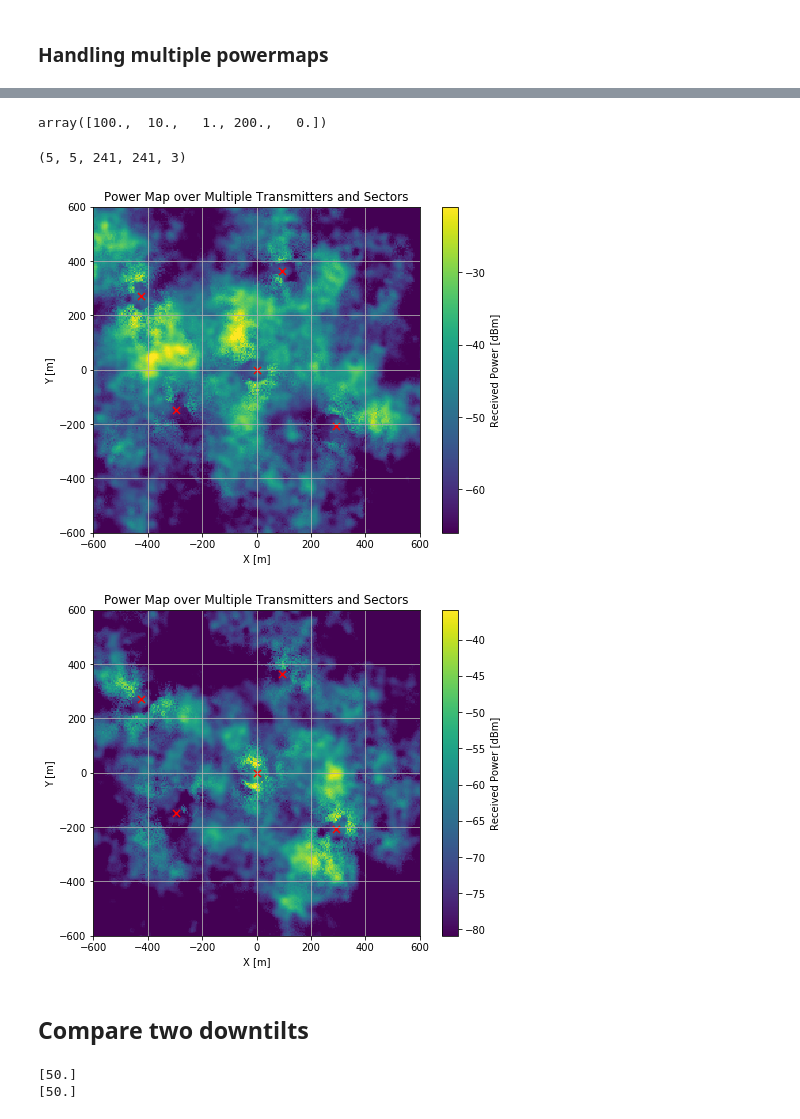
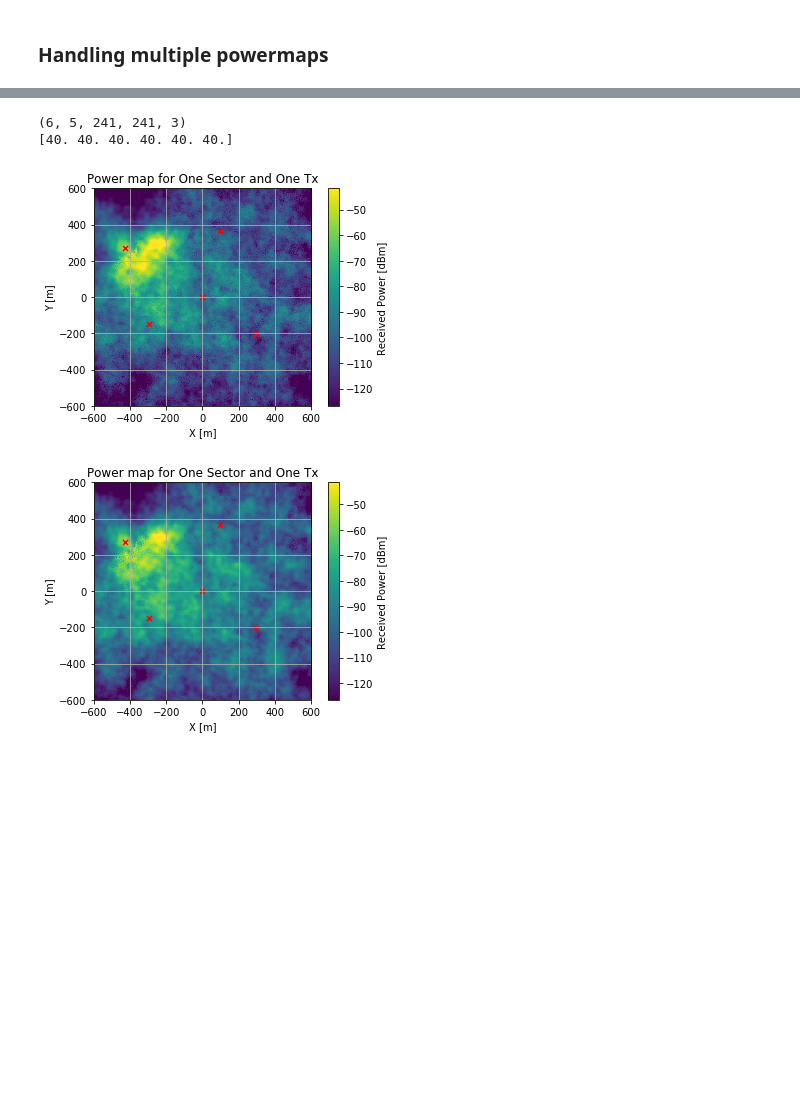
Before and after one commit to Ryandry1st/QuaDRiGA-Simulation-Extensions, a Jupyter notebook: Access_Powermatrix.ipynb, the cells around one changed output, grey strips where cells are left out. Saved outputs shown, nothing was run; the diff lists cells and outputs as text; code cells hidden in the pictures; blank space fills up the shorter version.

Commit message:
Update to new dataset format
This now includes consistency between downtilts, so that the "map" stays the same when re-simulating the power map using the power_map_const function

```diff
--- a/Access_Powermatrix.ipynb
+++ b/Access_Powermatrix.ipynb
@@ -34,44 +37,42 @@ def sum_dBm(x, axes):
     return x
 
 
-def plot_power(power, x_coordinates, y_coordinates, tx_locs, dynamic_range=45, diff=False):
+def plot_power(power, x_coordinates, y_coordinates, tx_locs, plot_range=None):
     """
     Plots the powermap for a given tx_powers ndarray and its coordinates
     """
     power = np.squeeze(power)
     if len(power.shape) == 2:
-        plt.title("Power Map for One Sector of One Tx")
+        plt.title("Power map for One Sector and One Tx")
     # case where you only want to plot one transmitter or one sector
     elif len(power.shape) == 3:
         m = np.argmin(power.shape)
         power = sum_dBm(power, m)
         if m == 0:
-            plt.title("Power Map for One Sector")
+            plt.title("Power map for One Sector")
         else:
-            plt.title("Power Map for One Tx")
+            plt.title("Power map for One Tx")
     # plot over transmitters and sectors
     elif len(power.shape) == 4:
         power = sum_dBm(power, (0, -1))
-        plt.title("Power Map over Multiple Transmitters and Sectors")
+        plt.title("Power map over all transmitters and sectors")
 
     plt.imshow(power, extent=[np.min(x_coordinates), np.max(x_coordinates), np.min(y_coordinates), np.max(y_coordinates)], origin='lower')
-    # plt.pcolor(x_coordinates, y_coordinates, power, vmin=np.max(power) - dynamic_range-5, vmax=np.max(power)-5)
+
+    if plot_range is not None:
+        plt.clim(plot_range[0], plot_range[1])
+    else:
+        plt.clim(np.max(power) - 95, np.max(power) - 10)
     c = plt.colorbar()
-    plt.clim(np.max(power) - dynamic_range-5, np.max(power) - 5)
-#   print(np.max(power) - dynamic_range-5, np.max(power) - 5)
     plt.grid()
     c.set_label("Received Power [dBm]")
     plt.xlabel("X [m]")
     plt.ylabel("Y [m]")
-    plt.scatter(tx_locs[:, 0], tx_locs[:, 1], c='red', s=50, marker='x')
-    if diff:
-        plt.title("Difference in received power")
-        c.set_label("Received Power difference [dB]")
-
+    plt.scatter(tx_locs[:, 0], tx_locs[:, 1], c='red', s=25, marker='x')
     plt.show()
 
 
-def get_powermap(path):
+def get_powermatrix(path):
     """
     Returns the important data from the file at the location given. This is only for the powermatrix information.
     Specifically it returns the x and y coordinates, the transmitter power, the tx locations, and the power at each location
@@ -86,8 +87,7 @@ def get_powermap(path):
     y_coor = np.array(data['y'], dtype=np.float32)
     P_Tx = np.array(data['ptx'], dtype=np.int64) # transmit power in watts
     try:
-#         print(data.keys())
-        N_tx = int(re.search(r'\d+', list(data.keys())[-2]).group())
+        N_tx = int(re.search(r'\d+', list(data.keys())[-1]).group())
     except ValueError:
         print("Unable to determine the number of transmitters, assuming only 1")
         N_tx = 1
@@ -122,18 +122,19 @@ def get_multi_powermap(path):
         print("No powermaps found, interrupting")
         return 0
     else:
-        x_co, y_co, Ptx, rx_pow, tx_loc = get_powermap(all_matrices[0])
+        x_co, y_co, Ptx, rx_pow, tx_loc = get_powermatrix(all_matrices[0])
 
     # for each one, gather the information and store into higher dimensional arrays
     # assumes tx_loc, x_co, y_co all stay the same
-
+    print(all_matrices)
     all_P_Tx = np.zeros(([len(all_matrices)] + list(Ptx.shape)))
     all_rx_powers = np.zeros(([len(all_matrices)]+list(rx_pow.shape)))
     all_P_Tx[0] = Ptx
     all_rx_powers[0] = rx_pow
     # gather the rest of the data
-    for i in range(len(all_matrices)-1):
-        x_co, y_co, Ptx, rx_pow, tx_loc = get_powermap(all_matrices[i])
+    for i in range(len(all_matrices)):
+        print(i)
+        x_co, y_co, Ptx, rx_pow, tx_loc = get_powermatrix(all_matrices[i])
         all_P_Tx[i] = Ptx
         all_rx_powers[i] = rx_pow
 
@@ -192,7 +193,4 @@ def get_tx_sector_orientations(filepath):
     return sector_info
 # %% [markdown]
 ### Read a single power matrix and plot the results
-# %%
-import matplotlib as mpl
-mpl.rcParams['figure.figsize'] = (8, 6)
 # %%
@@ -224,29 +230,15 @@ x_cord, y_cord, P_tx, rx_pows, tx_locations = get_multi_powermap(multi_folder_di
-# %%
-P_tx
-# %% [output]
-array([100.,  10.,   1., 200.,   0.])
 # %%
-rx_pows.shape # this is [no_powermaps, no_tx, x, y, no_sectors]
+print(rx_pows.shape) # this is [no_powermaps, no_tx, x, y, no_sectors]
+print(P_tx)
 # %% [output]
-(5, 5, 241, 241, 3)
+(6, 5, 241, 241, 3)
+[40. 40. 40. 40. 40. 40.]
 # %%
-plot_power(rx_pows[0, :, :, :, :], x_cord, y_cord, tx_locations)
+plot_power(rx_pows[0, 0, :, :, 0], x_cord, y_cord, tx_locations)
 # %% [output]
-[figure, old version]
+[figure, new version]
 # %%
-plot_power(rx_pows[1, :, :, :, :], x_cord, y_cord, tx_locations)
+plot_power(rx_pows[1, 0, :, :, 0], x_cord, y_cord, tx_locations)
 # %% [output]
-[figure, old version]
+[figure, new version]
-# %% [markdown]
-## Compare two downtilts
-# %%
-F1 = r'D:/UT/Facebook/quadriga/tracks/DT3'
-x_cord, y_cord, P_tx, rx_pows, tx_locations = get_multi_powermap(F1)
-print(P_tx)
-F2 = r'D:/UT/Facebook/quadriga/tracks/DT8'
-x_cord, y_cord, P_tx, rx_pows2, tx_locations = get_multi_powermap(F2)
-print(P_tx)
-# %% [output]
-[50.]
-[50.]
 # %%
```
Also changed, not shown: parts of 17 cells of this notebook, 5 other files.
